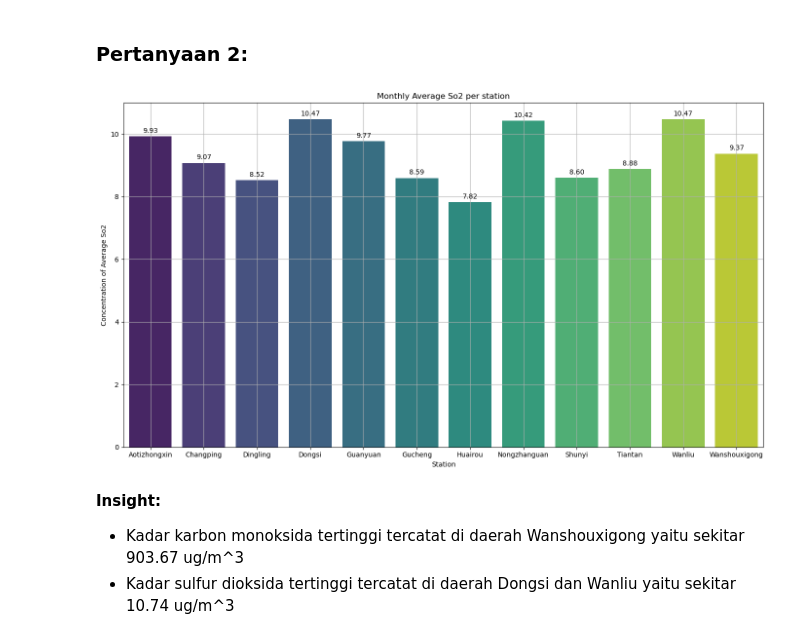
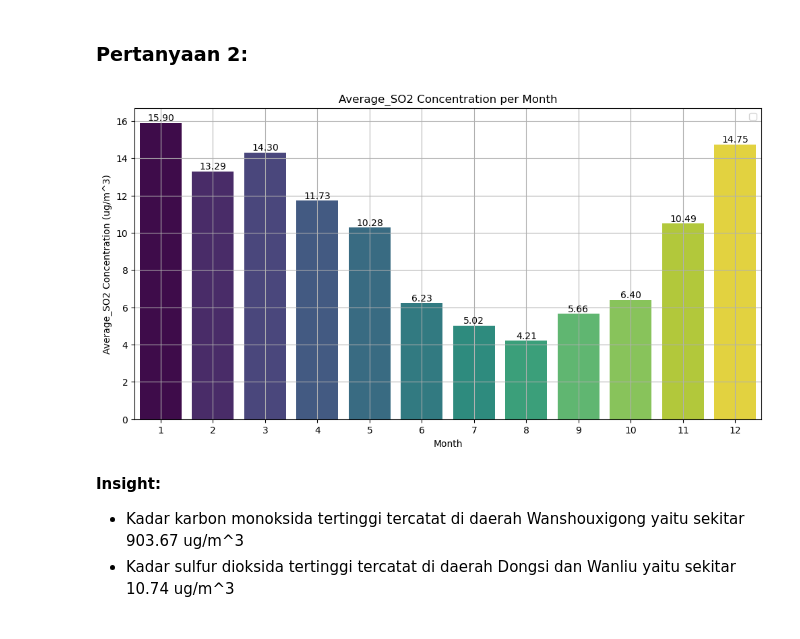
Before and after one commit to thoriqdhiyaaptaribowo/Fundamental-Data-Analysis-Dicoding, a Jupyter notebook: Proyek_Analisis_Data.ipynb, the cells around one changed output. Drawn from its saved outputs; the diff is of its cells as text; code cells hidden in the pictures.

```diff
--- a/Proyek_Analisis_Data.ipynb
+++ b/Proyek_Analisis_Data.ipynb
@@ -192,12 +194,9 @@ plot_monthly_avg_per_station(df_explore, CO_mean_col_name, station_col_name, fig
 # %% [markdown]
 ### Pertanyaan 2:
-# %%
-SO2_mean_col_name = 'Average_SO2'
-station_col_name = 'station'
-
-plot_monthly_avg_per_station(df_explore, SO2_mean_col_name, station_col_name, figsize=(14, 8))
-# %% [output]
-[figure, removed]
+# %%
+avg_polutant_month(df_monthly_index, 'Average_SO2')
+# %% [output]
+[figure, added]
 # %% [markdown]
 **Insight:**
 - Kadar karbon monoksida tertinggi tercatat di daerah Wanshouxigong yaitu sekitar 903.67 ug/m^3
```
Also changed, not shown: parts of 6 cells of this notebook, 2 other files.
